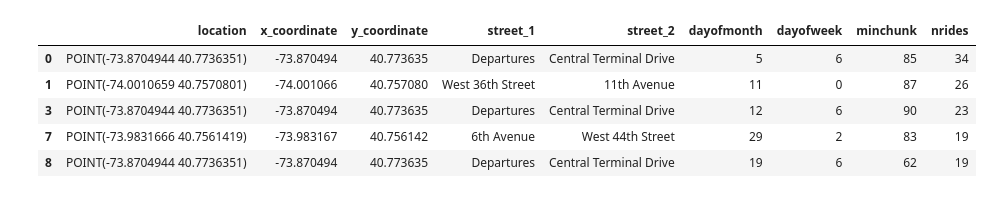
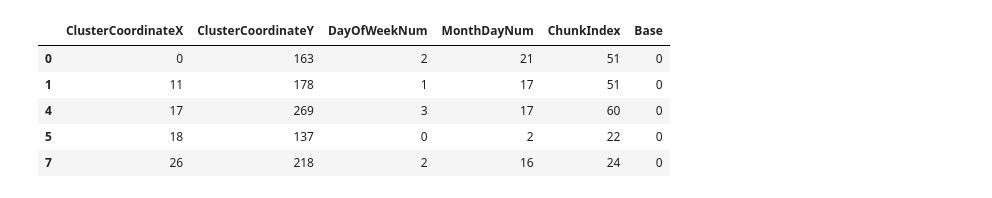
Before and after one commit to Natasha-Kohli/IBMDesign, a Jupyter notebook: model/deep_network.ipynb, the cells around one changed output. Saved outputs shown, nothing was run; the diff lists cells and outputs as text; code cells hidden in the pictures.

Commit message:
update clustering, TODO: model accuracy

```diff
--- a/model/deep_network.ipynb
+++ b/model/deep_network.ipynb
@@ -1,23 +1,26 @@
 # %%
 import numpy as np
 import pandas as pd
 import tensorflow as tf
-full_data = pd.read_csv('intersection_aggregated.csv')
+file = 'try_new.csv'
+full_data = pd.read_csv(file)
+
+output_feature = 'Base'
 # subtract one from Base
-full_data['nrides'] = full_data['nrides'] - 1
+full_data[output_feature] = full_data[output_feature] - 1
 def split(df, ratio):
     msk = np.random.rand(len(df)) < ratio
     return df[msk], df[~msk]
 
 
 train_data, test_data = split(full_data, 0.7)
 
 train_data.head()
 # %% [output]
-|  | location | x_coordinate | y_coordinate | street_1 | street_2 | dayofmonth | dayofweek | minchunk | nrides |
-| 0 | POINT(-73.8704944 40.7736351) | -73.870494 | 40.773635 | Departures | Central Terminal Drive | 5 | 6 | 85 | 34 |
-| 1 | POINT(-74.0010659 40.7570801) | -74.001066 | 40.757080 | West 36th Street | 11th Avenue | 11 | 0 | 87 | 26 |
-| 3 | POINT(-73.8704944 40.7736351) | -73.870494 | 40.773635 | Departures | Central Terminal Drive | 12 | 6 | 90 | 23 |
-| 7 | POINT(-73.9831666 40.7561419) | -73.983167 | 40.756142 | 6th Avenue | West 44th Street | 29 | 2 | 83 | 19 |
-| 8 | POINT(-73.8704944 40.7736351) | -73.870494 | 40.773635 | Departures | Central Terminal Drive | 19 | 6 | 62 | 19 |
+|  | ClusterCoordinateX | ClusterCoordinateY | DayOfWeekNum | MonthDayNum | ChunkIndex | Base |
+| 0 | 0 | 163 | 2 | 21 | 51 | 0 |
+| 1 | 11 | 178 | 1 | 17 | 51 | 0 |
+| 4 | 17 | 269 | 3 | 17 | 60 | 0 |
+| 5 | 18 | 137 | 0 | 2 | 22 | 0 |
+| 7 | 26 | 218 | 2 | 16 | 24 | 0 |
 # %%
```
Also changed, not shown: parts of 5 cells of this notebook, 1 other file.
